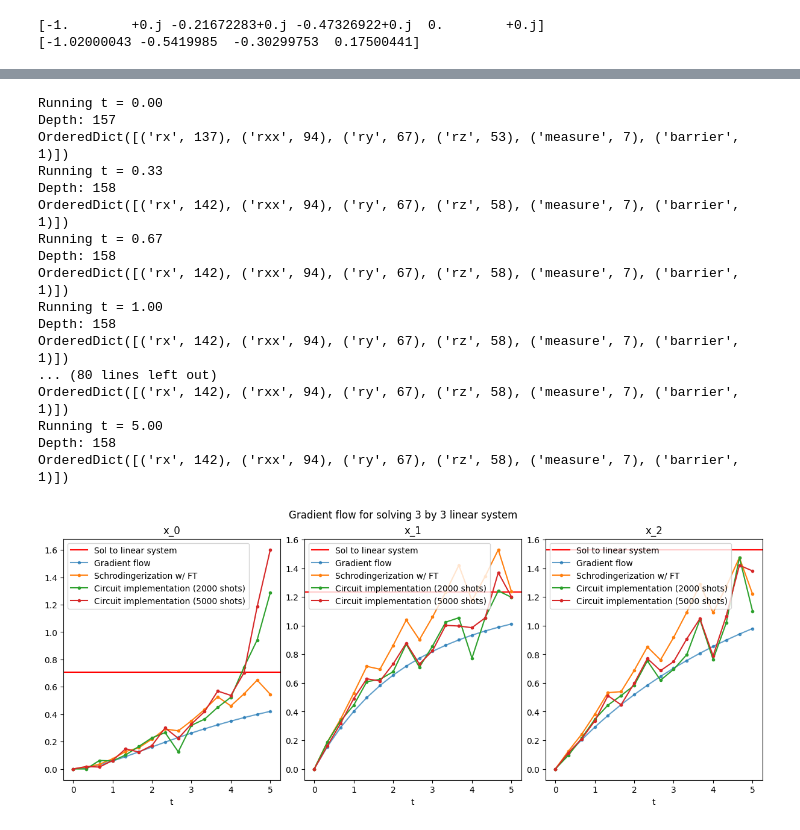
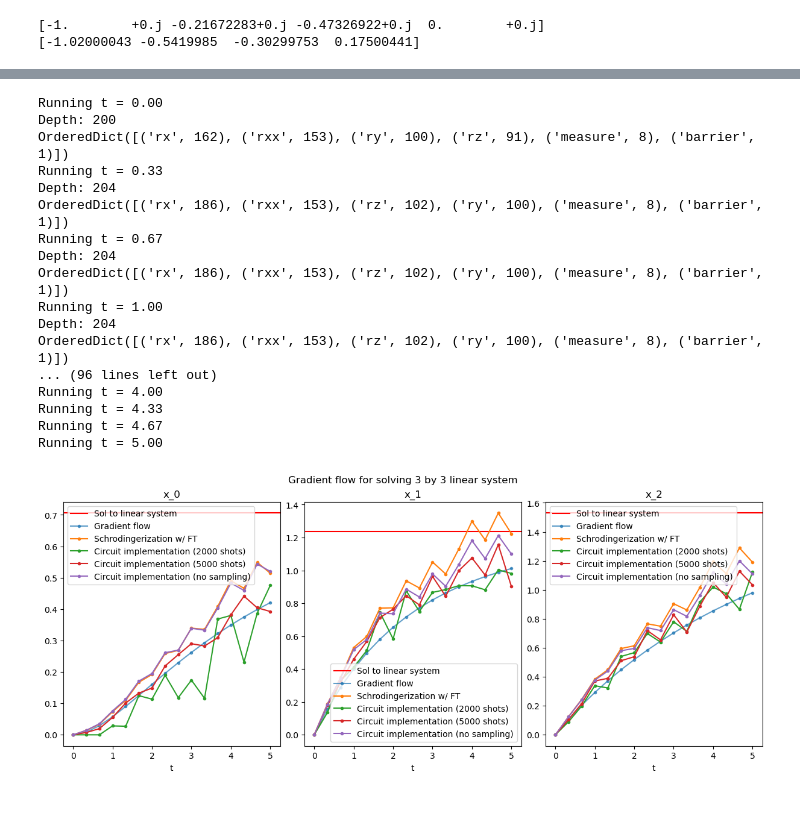
Before and after one commit to jli0108/quantum-diff-eq-ham-ebd, a Jupyter notebook: linear_system_std_binary.ipynb, the cells around one changed output, grey strips where cells are left out. Cells and saved outputs as stored; diff of their text form; code cells hidden in the pictures.

Commit message:
improved state prep

```diff
--- a/linear_system_std_binary.ipynb
+++ b/linear_system_std_binary.ipynb
@@ -175,11 +24,0 @@ def schrodingerization_ft_trot(A, u_0, N, L, R, T, N_t, lambda_min, r):
-# %%
-def solve_gradient_flow(A, b, x_0, N, L, R, T, N_t, schrodingerization_method, r=None):
-    # The gradient of the optimization problem is Ax-b, so the gradient flow ODE is x'(t) = - Ax + b.
-    A_tilde = vstack([hstack([A, -b]), csc_matrix((1, A.shape[0]+1))])
-    # print(A_tilde.toarray())
-    print("Eigvals of A_tilde: ", eigvals(A_tilde.toarray()))
-
-    lambda_min = np.min(eigvalsh((A_tilde + A_tilde.T).toarray() / 2))
-    print("Min eval:", lambda_min)
-    u_recover = schrodingerization_method(-A_tilde, vstack([x_0, 1]), N, L, R, T, N_t, lambda_min=-norm(b)/2, r=r)
-    return u_recover[:,:-1]
@@ -240,9 +133,12 @@ b:
  [0.33799841]]
 Ground truth: [0.70588235 1.23529412 1.52941176]
 # %%
-R = 5
+R = 7
 L = -R
-n_p = 5
+n_p = 6
+# R = 3.5
+# L = -R
+# n_p = 4
 N_p = 2 ** n_p
 h = (R - L) / (N_p - 1)
 n_x = int(np.log2(A_tilde.shape[0]))
@@ -250,7 +146,7 @@ print("N_p:", N_p)
 print(f"Total number of qubits: {n_p + n_x}")
 T = 5
 N_t = 16
-r = 2
+r = 5
 u_recover = solve_gradient_flow(A, b, x_0, N_p, L, R, T, N_t, schrodingerization)
 u_recover_ft = solve_gradient_flow(A, b, x_0, N_p, L, R, T, N_t, schrodingerization_ft)
 u_recover_trot = solve_gradient_flow(A, b, x_0, N_p, L, R, T, N_t, schrodingerization_ft_trot, r=r)
@@ -938,46 +635,75 @@ for shots in shots_vals:
 
         # # Run the quantum circuit on a statevector simulator backend
         # backend = Aer.get_backend('statevector_simulator')
         # job = backend.run(compiled_circuit)
         # result = job.result()
         # output_state = np.array(result.get_statevector(compiled_circuit))
         # dist_ideal = np.abs(output_state)**2
         # plt.plot(dist_ideal, label="output")
 
         lambda_min = -norm(b)/2
         a = -lambda_min * t
         a_idx = int((a - L) / h)
         # u_recover[i] = np.exp(a) * np.sum(np.reshape(v, newshape=(N_t, dimension, N))[i,:,a_idx:], axis=1) * h
         u_recover_circ[i] = (normalization_factor * np.exp(a) * np.sum(np.reshape(np.sqrt(dist_sim), newshape=(dimension + 1, N_p))[:,a_idx:], axis=1) * h)[:-1].real
         # plt.legend()
         # plt.show()
 
 
     for i in range(3):
         axs[i].plot(t_vals, u_recover_circ[:,i].real, '-o', label=f"Circuit implementation ({shots} shots)", markersize=3)
+
+u_recover_circ = np.zeros((N_t, dimension))
+for i, t in enumerate(t_vals):
+    print(f"Running t ={t : 0.2f}")
+
+    # Simulate without sampling
+    circuit = get_full_circuit(n_x, n_p, t, H_1, H_2, r, L, R)
+    compiled_circuit = transpile(circuit, basis_gates=['rx', 'ry', 'rz', 'rxx'], optimization_level=1)
+    # print("Depth:", compiled_circuit.depth())
+    # print(compiled_circuit.count_ops())
+
+    # Run the quantum circuit on a statevector simulator backend
+    backend = Aer.get_backend('statevector_simulator')
+    job = backend.run(compiled_circuit)
+    result = job.result()
+    output_state = np.array(result.get_statevector(compiled_circuit))
+    dist_ideal = np.abs(output_state)**2
+
+    lambda_min = -norm(b)/2
+    a = -lambda_min * t
+    a_idx = int((a - L) / h)
+    # u_recover[i] = np.exp(a) * np.sum(np.reshape(v, newshape=(N_t, dimension, N))[i,:,a_idx:], axis=1) * h
+    u_recover_circ[i] = (normalization_factor * np.exp(a) * np.sum(np.reshape(np.sqrt(dist_ideal), newshape=(dimension + 1, N_p))[:,a_idx:], axis=1) * h)[:-1].real
+    # plt.legend()
+    # plt.show()
+for i in range(3):
+    axs[i].plot(t_vals, u_recover_circ[:,i].real, '-o', label=f"Circuit implementation (no sampling)", markersize=3)
+
+
 for i in range(3):
     axs[i].legend()
 plt.suptitle(f"Gradient flow for solving {dimension} by {dimension} linear system")
 plt.show()
 # %% [output]
 Running t = 0.00
-Depth: 157
-OrderedDict([('rx', 137), ('rxx', 94), ('ry', 67), ('rz', 53), ('measure', 7), ('barrier', 1)])
+Depth: 200
+OrderedDict([('rx', 162), ('rxx', 153), ('ry', 100), ('rz', 91), ('measure', 8), ('barrier', 1)])
 Running t = 0.33
-Depth: 158
-OrderedDict([('rx', 142), ('rxx', 94), ('ry', 67), ('rz', 58), ('measure', 7), ('barrier', 1)])
+Depth: 204
+OrderedDict([('rx', 186), ('rxx', 153), ('rz', 102), ('ry', 100), ('measure', 8), ('barrier', 1)])
 Running t = 0.67
-Depth: 158
-OrderedDict([('rx', 142), ('rxx', 94), ('ry', 67), ('rz', 58), ('measure', 7), ('barrier', 1)])
+Depth: 204
+OrderedDict([('rx', 186), ('rxx', 153), ('rz', 102), ('ry', 100), ('measure', 8), ('barrier', 1)])
 Running t = 1.00
-Depth: 158
-OrderedDict([('rx', 142), ('rxx', 94), ('ry', 67), ('rz', 58), ('measure', 7), ('barrier', 1)])
-... (80 lines left out)
-OrderedDict([('rx', 142), ('rxx', 94), ('ry', 67), ('rz', 58), ('measure', 7), ('barrier', 1)])
+Depth: 204
+OrderedDict([('rx', 186), ('rxx', 153), ('rz', 102), ('ry', 100), ('measure', 8), ('barrier', 1)])
+... (96 lines left out)
+Running t = 4.00
+Running t = 4.33
+Running t = 4.67
 Running t = 5.00
-Depth: 158
-OrderedDict([('rx', 142), ('rxx', 94), ('ry', 67), ('rz', 58), ('measure', 7), ('barrier', 1)])
-[figure, old version]
+[figure, new version]
 # %%
 t_vals = np.linspace(0, T, N_t)
 
```
Also changed, not shown: parts of 27 cells of this notebook, 1 other file.
